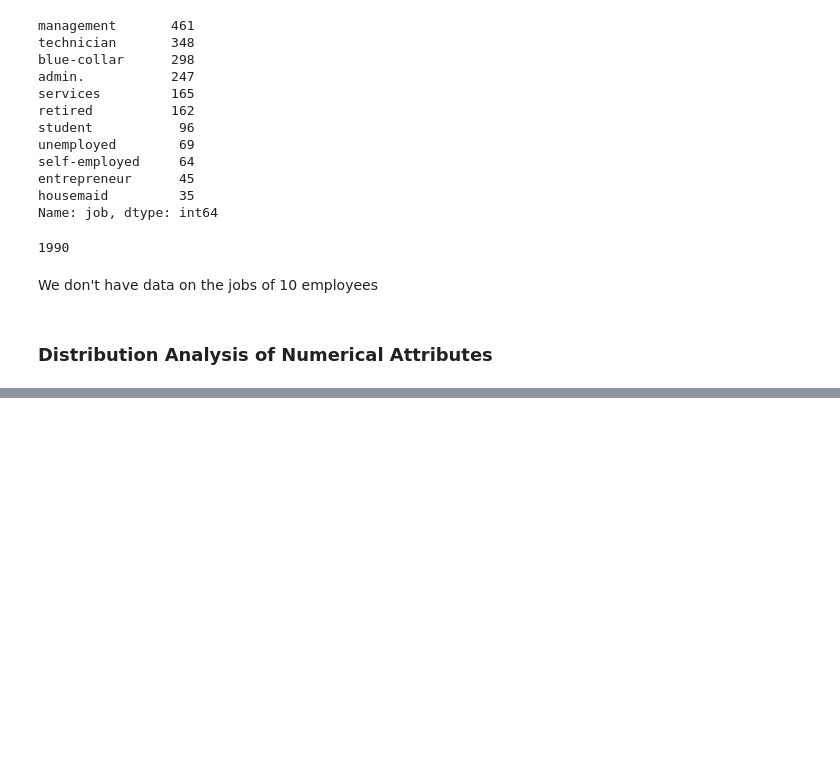
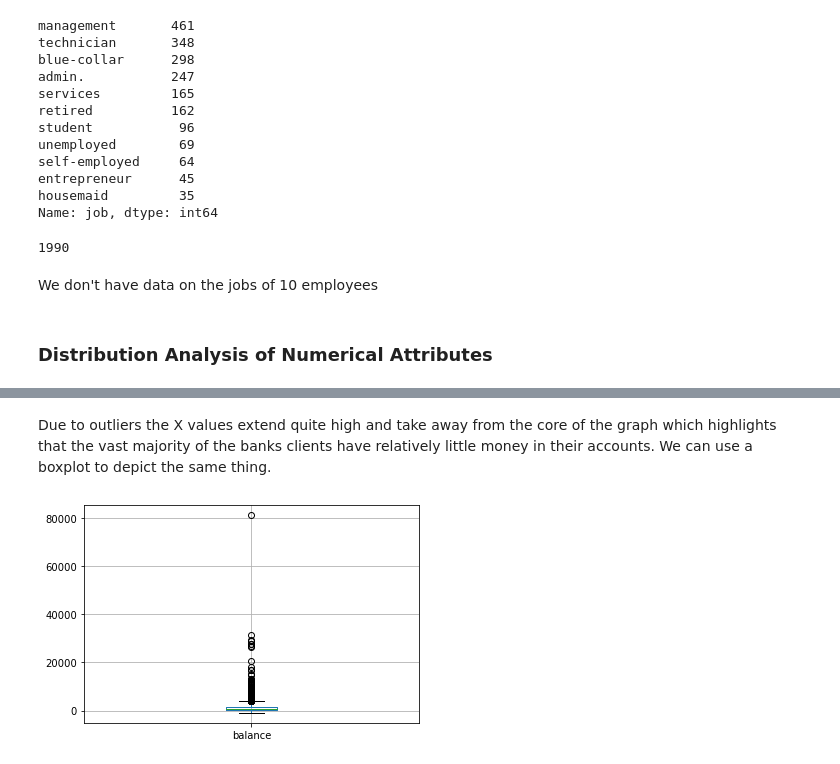
Before and after one commit to darren-king/Exploratory-Data-Analysis, a Jupyter notebook: etivity1.ipynb, the cells around one changed output, grey strips where cells are left out. Drawn from its saved outputs; the diff is of its cells as text; code cells hidden in the pictures; blank space fills up the shorter version.

```diff
--- a/etivity1.ipynb
+++ b/etivity1.ipynb
@@ -98,0 +107,8 @@ We don't have data on the jobs of 10 employees
+# %% [markdown]
+Due to outliers the X values extend quite high and take away from the core of the graph which highlights that the vast majority of the banks clients have relatively little money in their accounts.
+We can use a boxplot to depict the same thing.
+# %%
+df.boxplot(column='balance')
+plt.show()
+# %% [output]
+[figure, added]
```
Also changed, not shown: parts of 4 cells of this notebook.
